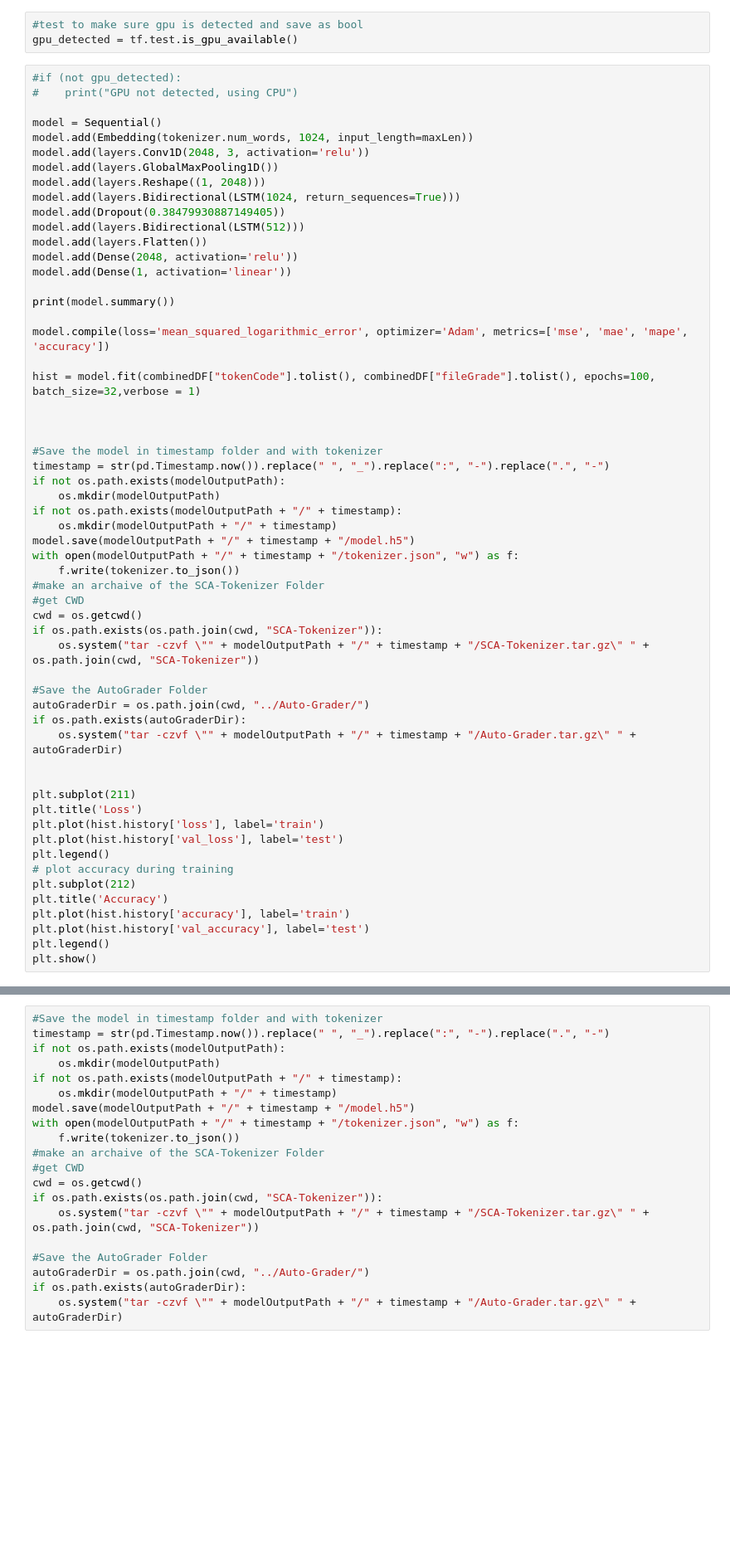
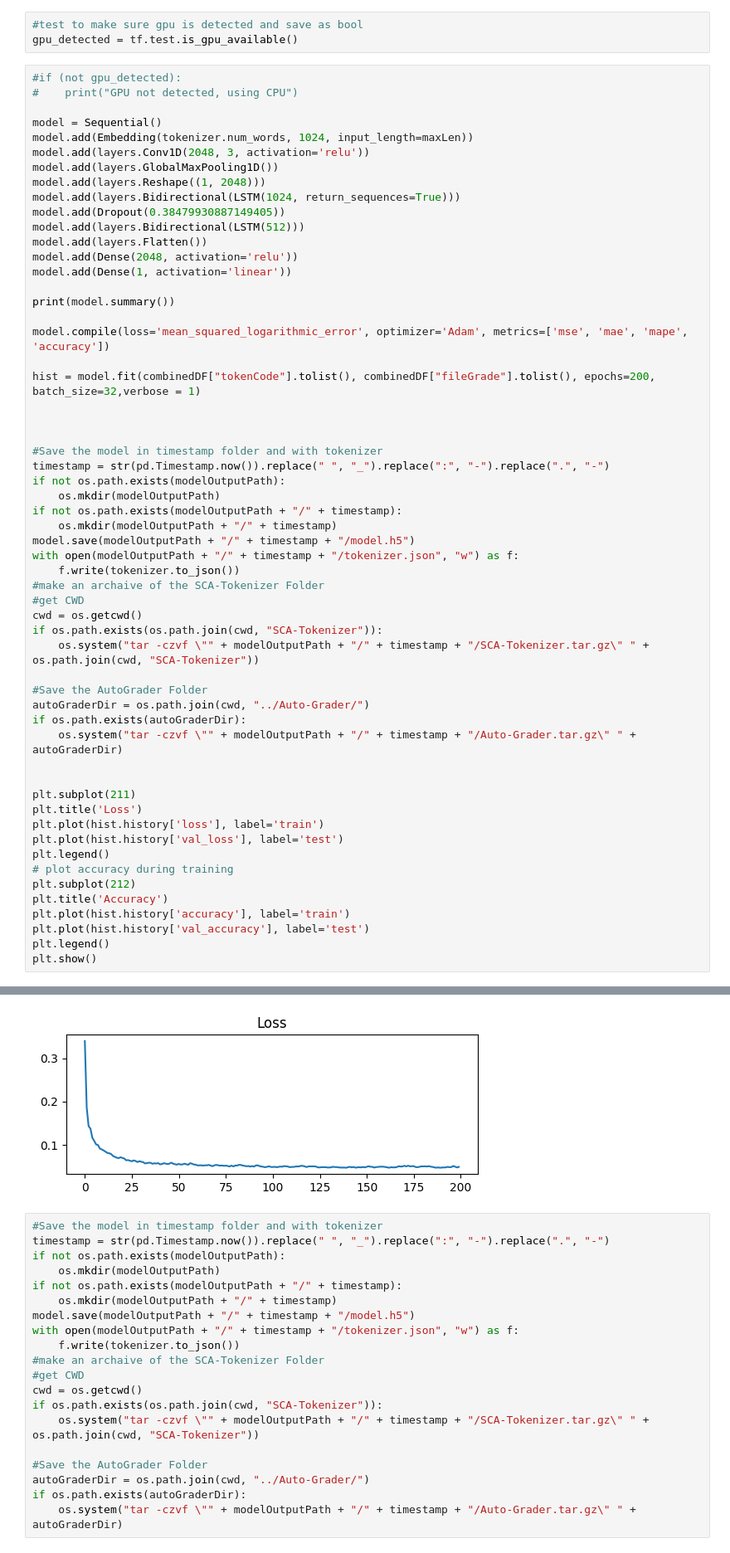
Before and after one commit to alihaider1264/SCA-ML-grade, a Jupyter notebook: Model-Generation/Model Creation 1.ipynb, the cells around one changed output, grey strips where cells are left out. Shown at 83% size. Cells and saved outputs as stored; diff of their text form; blank space fills up the shorter version.

```diff
--- a/Model-Generation/Model Creation 1.ipynb
+++ b/Model-Generation/Model Creation 1.ipynb
@@ -180,7 +186,7 @@ print(model.summary())
 
 model.compile(loss='mean_squared_logarithmic_error', optimizer='Adam', metrics=['mse', 'mae', 'mape', 'accuracy'])
 
-hist = model.fit(combinedDF["tokenCode"].tolist(), combinedDF["fileGrade"].tolist(), epochs=100, batch_size=32,verbose = 1)
+hist = model.fit(combinedDF["tokenCode"].tolist(), combinedDF["fileGrade"].tolist(), epochs=200, batch_size=32,verbose = 1)
 
 
 
@@ -259,3 +291,4 @@ InternalError: Failed copying input tensor from /job:localhost/replica:0/task:0/
+[figure, added]
 # %%
 #Save the model in timestamp folder and with tokenizer
 timestamp = str(pd.Timestamp.now()).replace(" ", "_").replace(":", "-").replace(".", "-")
```
Also changed, not shown: parts of 4 cells of this notebook, 4 other files.
